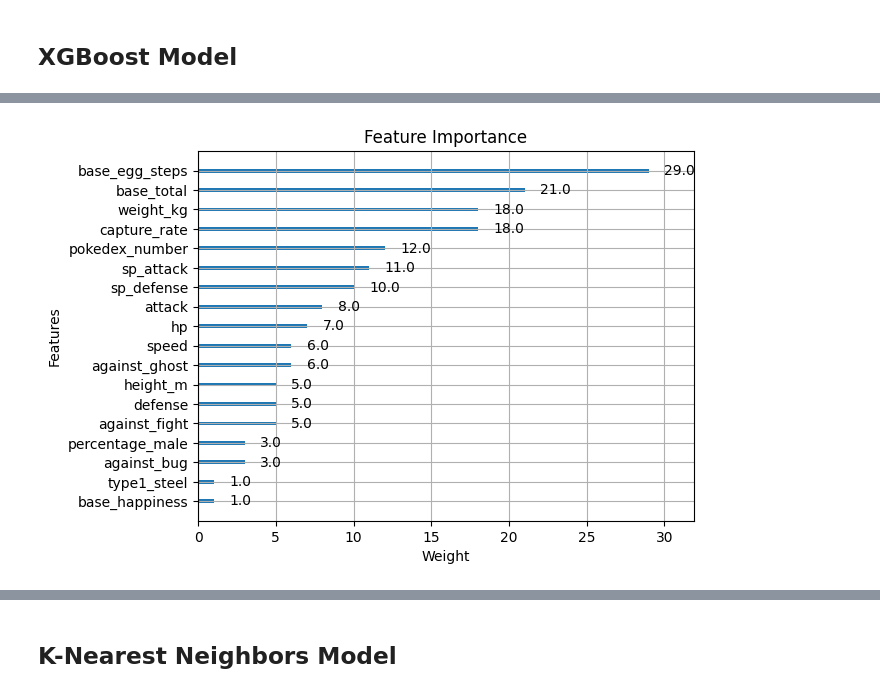
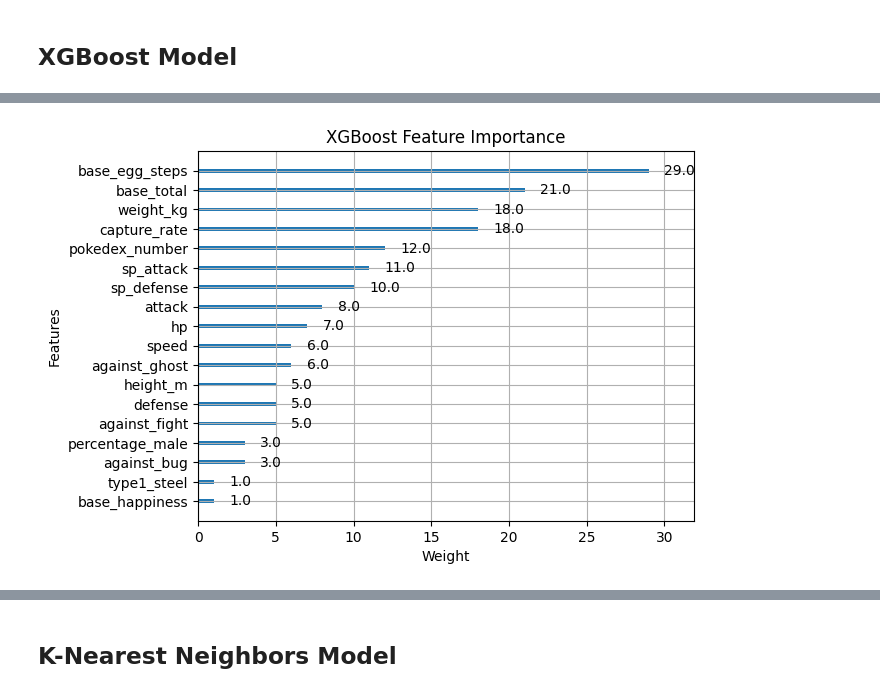
Before and after one commit to ilhamiy/PokemonClassificationML, a Jupyter notebook: Classification_of_Legendary_Pokemon.ipynb, the cells around one changed output, grey strips where cells are left out. Saved outputs shown, nothing was run; the diff lists cells and outputs as text; code cells hidden in the pictures.

```diff
--- a/Classification_of_Legendary_Pokemon.ipynb
+++ b/Classification_of_Legendary_Pokemon.ipynb
@@ -545,8 +667,8 @@ weighted avg       0.99      0.99      0.99       161
 # %%
 from xgboost import plot_importance
 
 # Plotting feature importance
-plot_importance(best_xgb_model, importance_type='weight', title='Feature Importance', xlabel='Weight')
+plot_importance(best_xgb_model, importance_type='weight', title='XGBoost Feature Importance', xlabel='Weight')
 plt.show()
 # %% [output]
-[figure, old version]
+[figure, new version]
```
Also changed, not shown: parts of 25 cells of this notebook.
